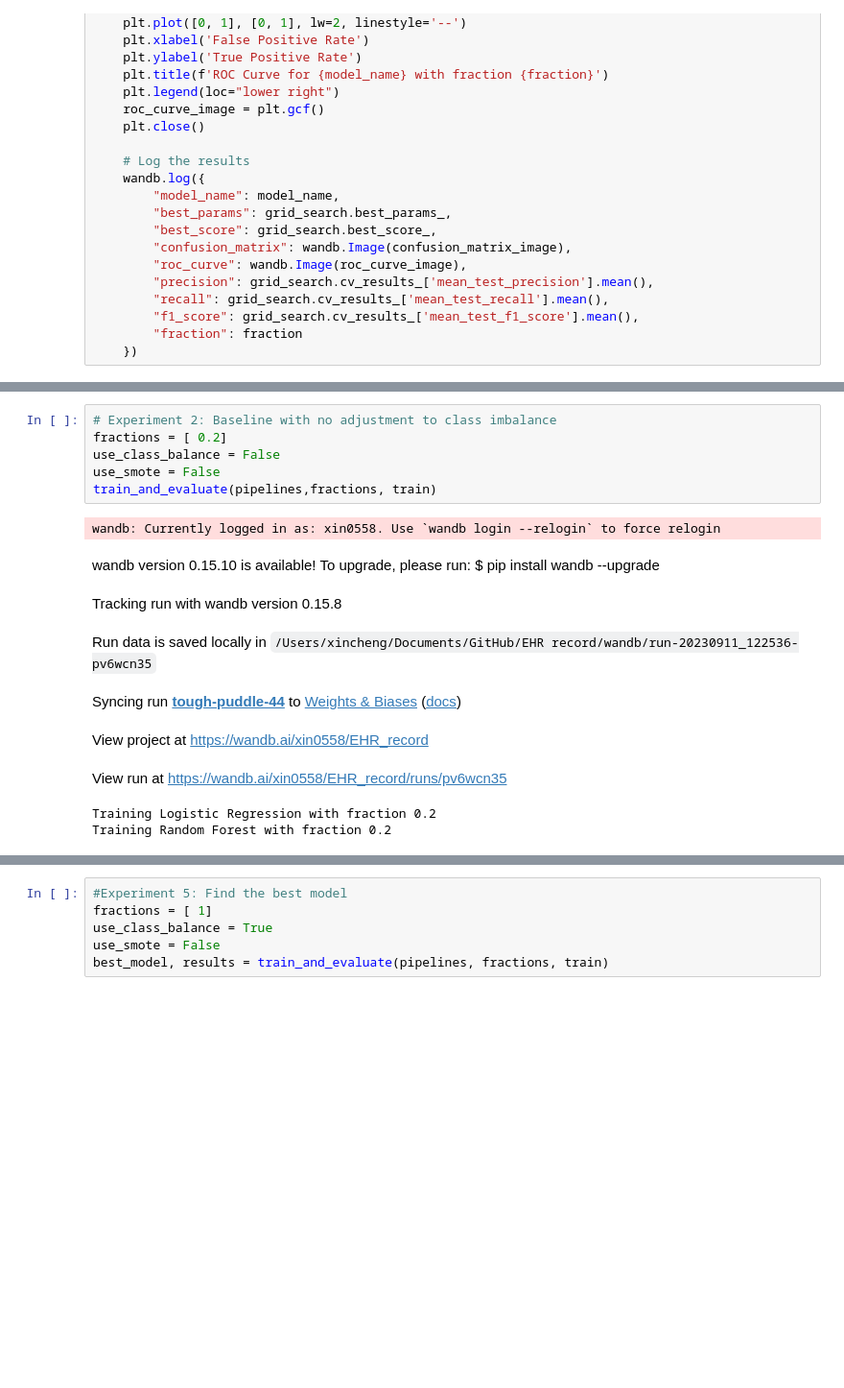
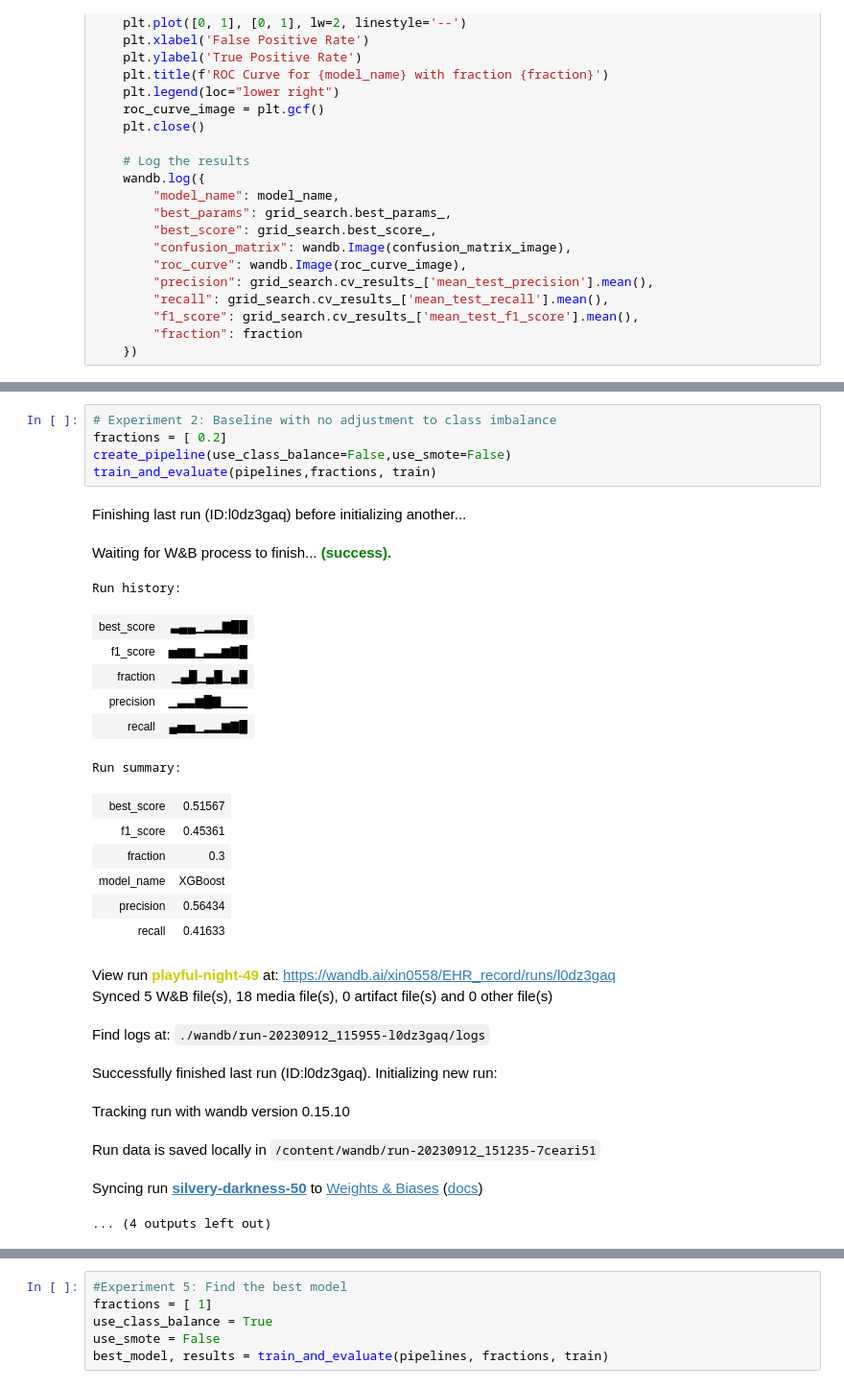
Before and after one commit to xin-cheng-ds/EHR_record, a Jupyter notebook: EHR.ipynb, the cells around one changed output, grey strips where cells are left out. Shown at 96% size. Saved outputs shown, nothing was run; the diff lists cells and outputs as text; blank space fills up the shorter version.

```diff
--- a/EHR.ipynb
+++ b/EHR.ipynb
@@ -563,19 +606,32 @@ train_and_evaluate(pipelines,fractions, train)
 # %%
 # Experiment 2: Baseline with no adjustment to class imbalance
 fractions = [ 0.2]
-use_class_balance = False
-use_smote = False
+create_pipeline(use_class_balance=False,use_smote=False)
 train_and_evaluate(pipelines,fractions, train)
 # %% [output]
-wandb: Currently logged in as: xin0558. Use `wandb login --relogin` to force relogin
-wandb version 0.15.10 is available! To upgrade, please run: $ pip install wandb --upgrade
+Finishing last run (ID:l0dz3gaq) before initializing another...
-Tracking run with wandb version 0.15.8
+Waiting for W&B process to finish... (success).
+Run history:
+| best_score | ▃▄▄▁▂▂▇██ |
+| f1_score | ▅▆▆▁▃▃▆▇█ |
+| fraction | ▁▄█▁▄█▁▄█ |
+| precision | ▁▃▃▆█▇▁▁▁ |
+| recall | ▄▅▅▁▂▂▆▇█ |
+Run summary:
+| best_score | 0.51567 |
+| f1_score | 0.45361 |
+| fraction | 0.3 |
+| model_name | XGBoost |
+| precision | 0.56434 |
+| recall | 0.41633 |
-Run data is saved locally in /Users/xincheng/Documents/GitHub/EHR record/wandb/run-20230911_122536-pv6wcn35
+View run playful-night-49 at: https://wandb.ai/xin0558/EHR_record/runs/l0dz3gaq
+Synced 5 W&B file(s), 18 media file(s), 0 artifact file(s) and 0 other file(s)
-Syncing run tough-puddle-44 to Weights & Biases (docs)
+Find logs at: ./wandb/run-20230912_115955-l0dz3gaq/logs
-View project at https://wandb.ai/xin0558/EHR_record
+Successfully finished last run (ID:l0dz3gaq). Initializing new run:
-View run at https://wandb.ai/xin0558/EHR_record/runs/pv6wcn35
+Tracking run with wandb version 0.15.10
-Training Logistic Regression with fraction 0.2
-Training Random Forest with fraction 0.2
+Run data is saved locally in /content/wandb/run-20230912_151235-7ceari51
+Syncing run silvery-darkness-50 to Weights & Biases (docs)
+... (4 outputs left out)
 # %%
 # Experiment 3: Use only class weight
 fractions = [ 0.2]
```
Also changed, not shown: parts of 11 cells of this notebook.
